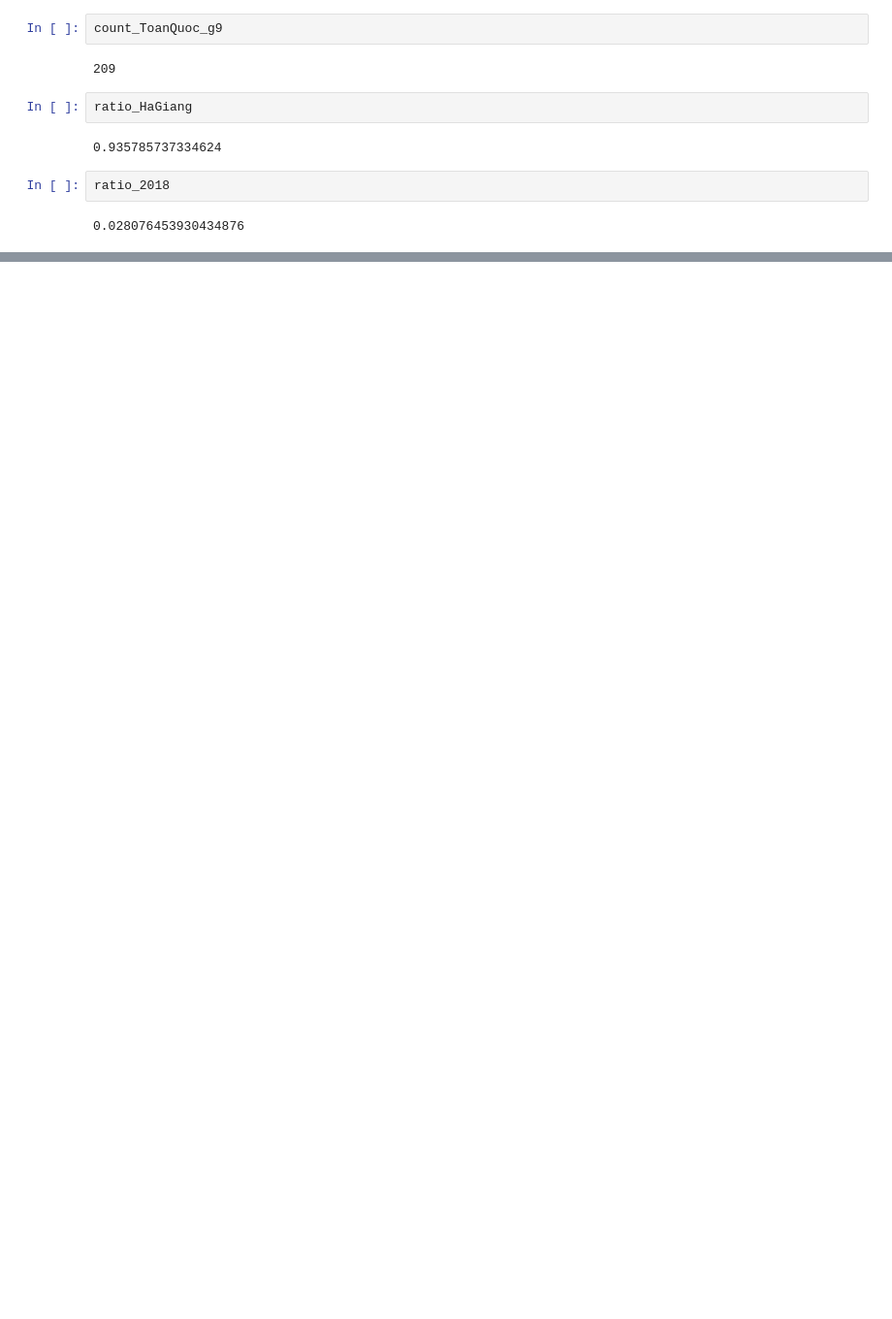
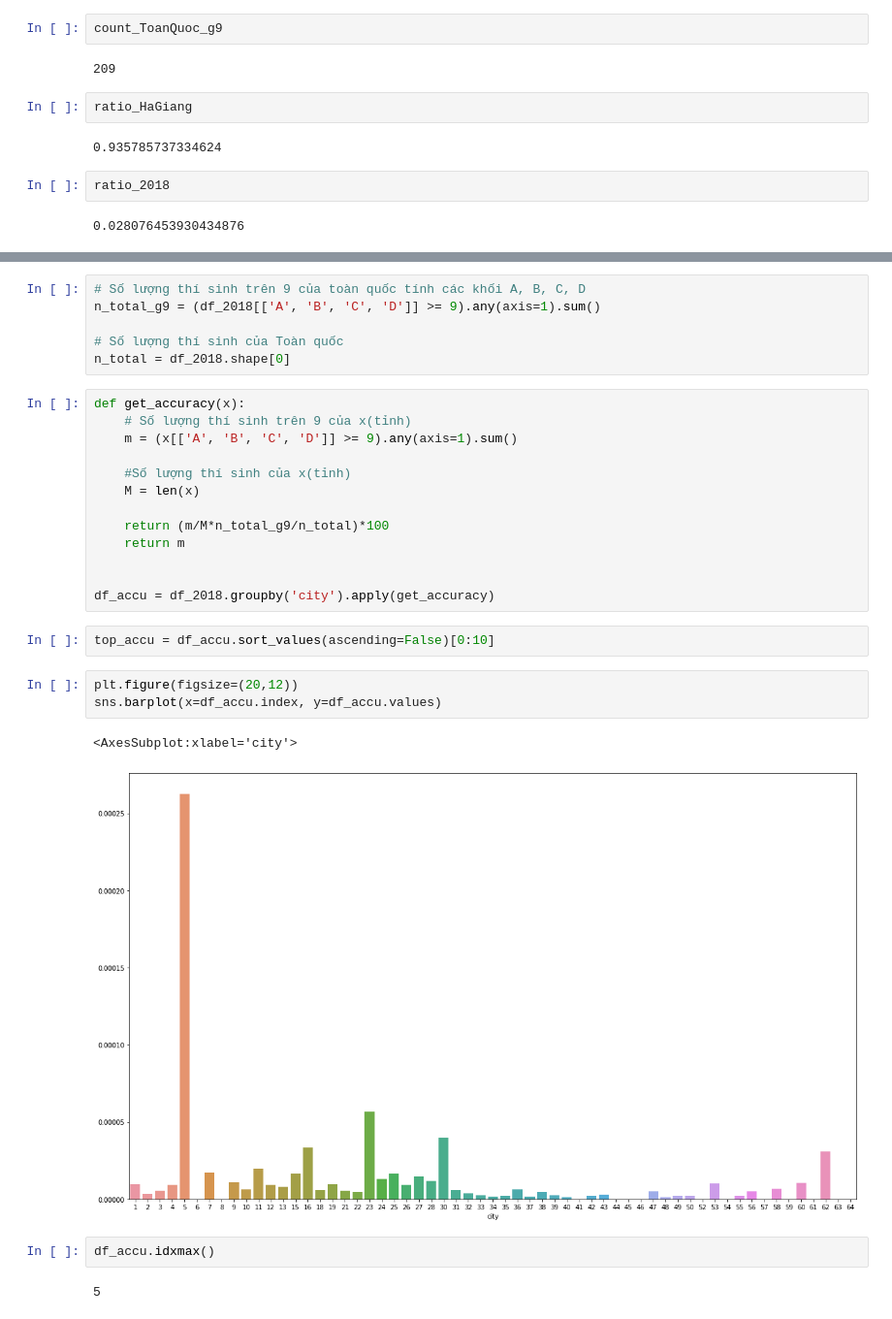
Before and after one commit to AI005/DataTHTPQG2018, a Jupyter notebook: Phuong.ipynb, the cells around one changed output, grey strips where cells are left out. Shown: that part at 97% size. Saved outputs shown, nothing was run; the diff lists cells and outputs as text; blank space fills up the shorter version.

```diff
--- a/Phuong.ipynb
+++ b/Phuong.ipynb
@@ -184,0 +205,31 @@ ratio_2018
+# %%
+# Số lượng thí sinh trên 9 của toàn quốc tính các khối A, B, C, D
+n_total_g9 = (df_2018[['A', 'B', 'C', 'D']] >= 9).any(axis=1).sum()
+
+# Số lượng thí sinh của Toàn quốc
+n_total = df_2018.shape[0]
+# %%
+def get_accuracy(x):
+    # Số lượng thí sinh trên 9 của x(tỉnh)
+    m = (x[['A', 'B', 'C', 'D']] >= 9).any(axis=1).sum()
+
+    #Số lượng thí sinh của x(tỉnh)
+    M = len(x)
+
+    return (m/M*n_total_g9/n_total)*100
+    return m
+
+
+df_accu = df_2018.groupby('city').apply(get_accuracy)
+# %%
+top_accu = df_accu.sort_values(ascending=False)[0:10]
+# %%
+plt.figure(figsize=(20,12))
+sns.barplot(x=df_accu.index, y=df_accu.values)
+# %% [output]
+<AxesSubplot:xlabel='city'>
+[figure, added]
+# %%
+df_accu.idxmax()
+# %% [output]
+5
```
Also changed, not shown: parts of 6 cells of this notebook.
